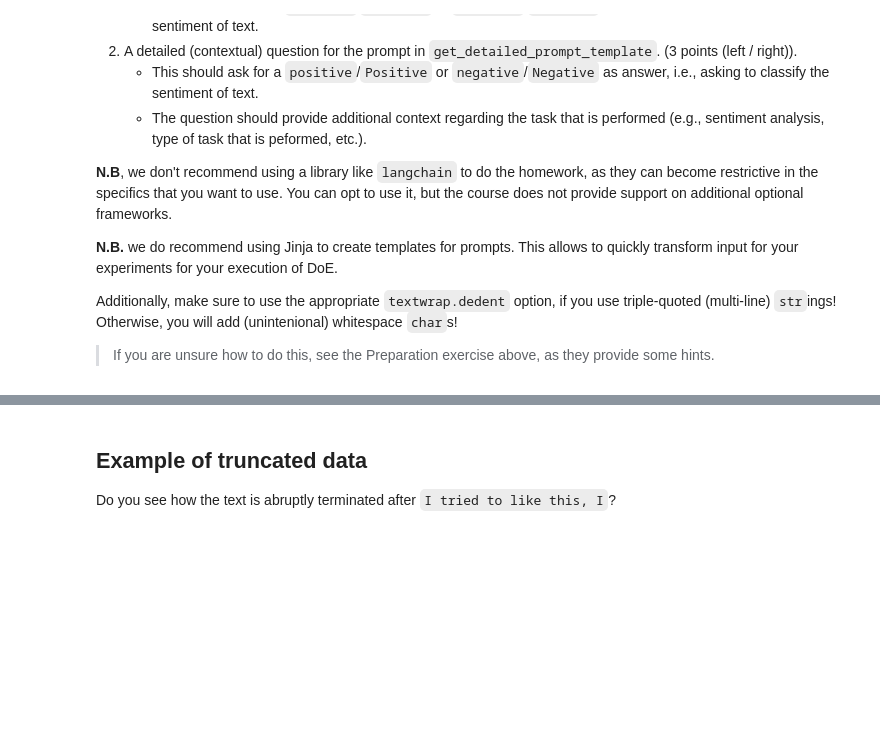
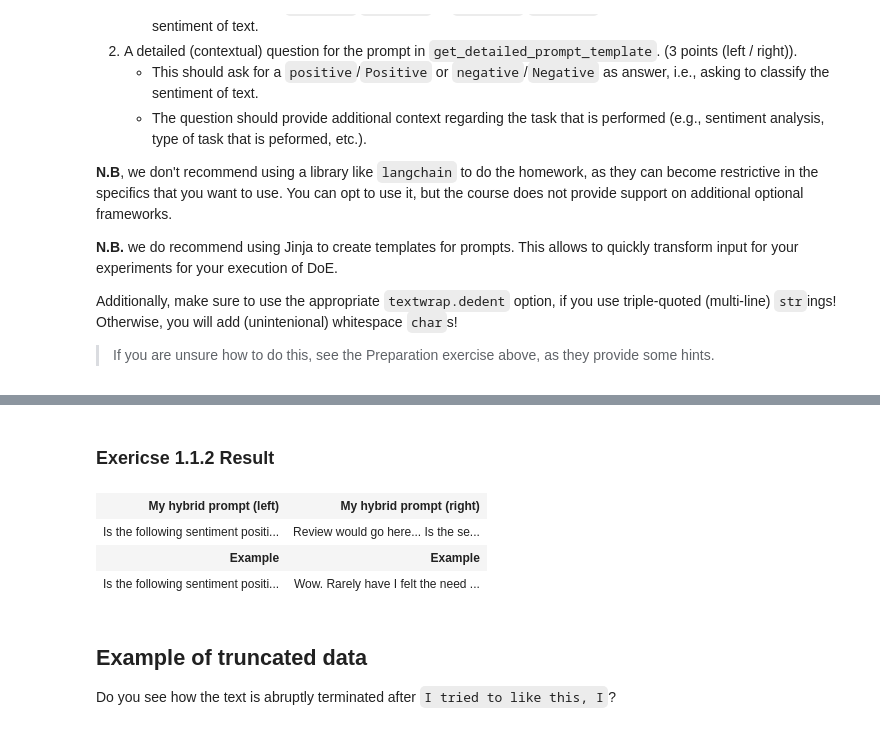
Before and after one commit to byBastien/MSGAI24, a Jupyter notebook: Lab/homework_llm.ipynb, the cells around one changed output, grey strips where cells are left out. Cells and saved outputs as stored; diff of their text form; code cells hidden in the pictures; blank space fills up the shorter version.

Commit message:
Added hybrid_template

```diff
--- a/Lab/homework_llm.ipynb
+++ b/Lab/homework_llm.ipynb
@@ -852,3 +884,46 @@ display(
+# %%
+# RUN EVALUATION
+# Don't change the code below.
+example_review = f"{train_set[1203]['text'][:142]}..."
+
+hybrid_prompt_l = nl_to_br(hybrid_template_l.render(review='Review would go here...'))
+hybrid_example_l = nl_to_br(hybrid_template_l.render(review=example_review))
+
+hybrid_prompt_r = nl_to_br(hybrid_template_r.render(review='Review would go here...'))
+hybrid_example_r = nl_to_br(hybrid_template_r.render(review=example_review))
+
+display(
+    Markdown('### Exericse 1.1.2 Result'),
+    HTML(
+        textwrap.dedent(
+            f"""\
+            <table style="border-collapse: collapse; width: 100%;">
+                <tr>
+                    <th style="text-align: left; border: 1px solid black;">My hybrid prompt (left)</th>
+                    <th style="text-align: left; border: 1px solid black;">My hybrid prompt (right)</th>
+                </tr>
+                <tr>
+                    <td style="text-align: left; border: 1px solid black;">{hybrid_prompt_l}</td>
+                    <td style="text-align: left; border: 1px solid black;">{hybrid_prompt_r}</td>
+                </tr>
+                <tr>
+                    <th style="text-align: left; border: 1px solid black;">Example</th>
+                    <th style="text-align: left; border: 1px solid black;">Example</th>
+                </tr>
+                <tr>
+                    <td style="text-align: left; border: 1px solid black;">{hybrid_example_l}</td>
+                    <td style="text-align: left; border: 1px solid black;">{hybrid_example_r}</td>
+                </tr>
+            </table>"""
+        )
+    )
+)
+# %% [output]
+### Exericse 1.1.2 Result
+| My hybrid prompt (left) | My hybrid prompt (right) |
+| Is the following sentiment positi... | Review would go here... Is the se... |
+| Example | Example |
+| Is the following sentiment positi... | Wow. Rarely have I felt the need ... |
 # %%
 # Create the truncated eval set.
 MAX_50_TOKENS = 50
```
Also changed, not shown: parts of 11 cells of this notebook.
